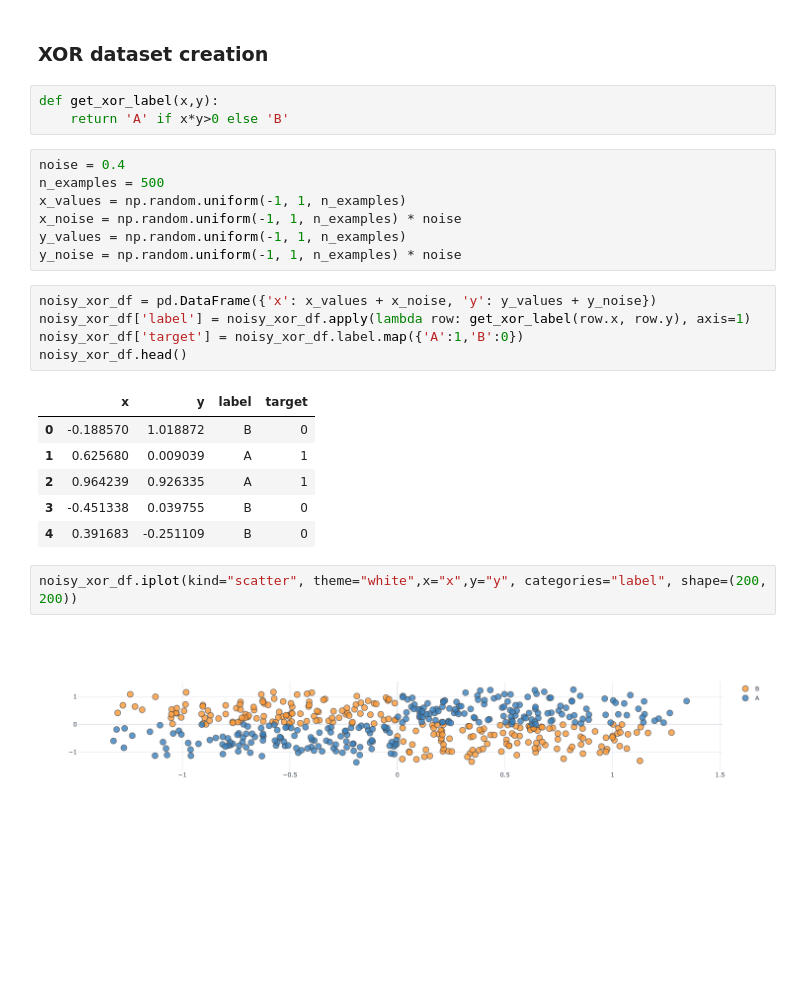
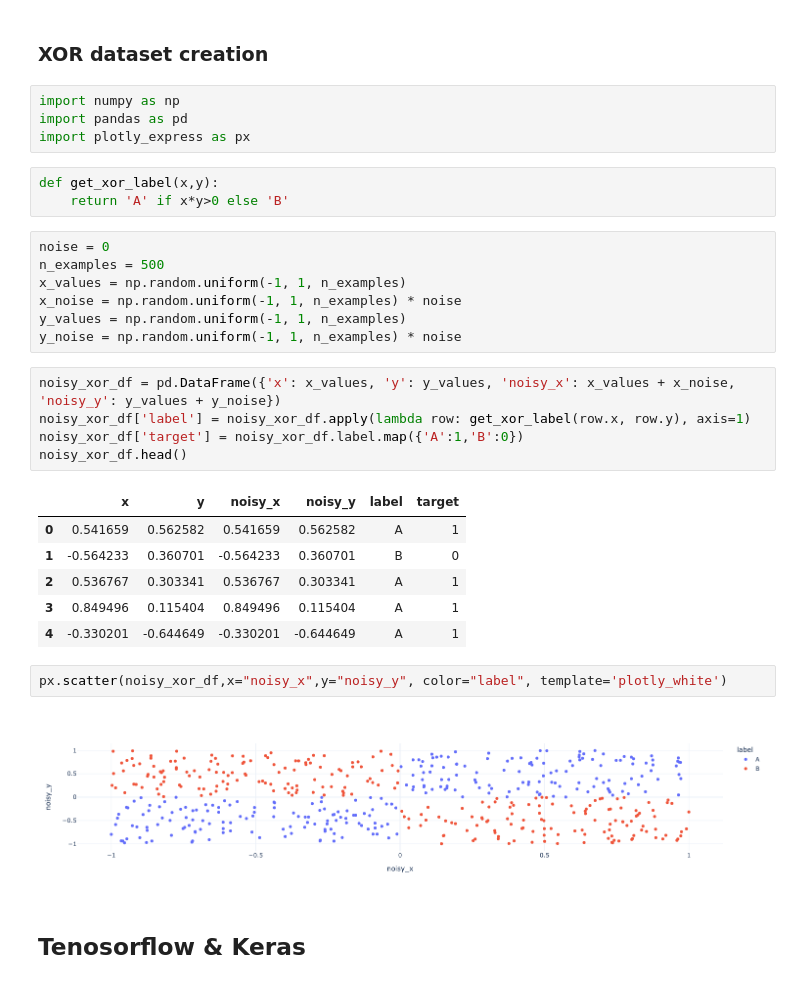
Before and after one commit to edoson/Python_ML-2022, a Jupyter notebook: Deep learning/Sandbox/The XOR problem.ipynb, the cells around one changed output. Saved outputs shown, nothing was run; the diff lists cells and outputs as text; blank space fills up the shorter version.

```diff
--- a/Deep learning/Sandbox/The XOR problem.ipynb
+++ b/Deep learning/Sandbox/The XOR problem.ipynb
@@ -257,29 +257,35 @@ Or, use google colab:
 https://www.youtube.com/watch?v=inN8seMm7UI
 # %% [markdown]
 ### XOR dataset creation
+# %%
+import numpy as np
+import pandas as pd
+import plotly_express as px
 # %%
 def get_xor_label(x,y):
     return 'A' if x*y>0 else 'B'
 # %%
-noise = 0.4
+noise = 0
 n_examples = 500
 x_values = np.random.uniform(-1, 1, n_examples)
 x_noise = np.random.uniform(-1, 1, n_examples) * noise
 y_values = np.random.uniform(-1, 1, n_examples)
 y_noise = np.random.uniform(-1, 1, n_examples) * noise
 # %%
-noisy_xor_df = pd.DataFrame({'x': x_values + x_noise, 'y': y_values + y_noise})
+noisy_xor_df = pd.DataFrame({'x': x_values, 'y': y_values, 'noisy_x': x_values + x_noise, 'noisy_y': y_values + y_noise})
 noisy_xor_df['label'] = noisy_xor_df.apply(lambda row: get_xor_label(row.x, row.y), axis=1)
 noisy_xor_df['target'] = noisy_xor_df.label.map({'A':1,'B':0})
 noisy_xor_df.head()
 # %% [output]
-|  | x | y | label | target |
-| 0 | -0.188570 | 1.018872 | B | 0 |
-| 1 | 0.625680 | 0.009039 | A | 1 |
-| 2 | 0.964239 | 0.926335 | A | 1 |
-| 3 | -0.451338 | 0.039755 | B | 0 |
-| 4 | 0.391683 | -0.251109 | B | 0 |
+|  | x | y | noisy_x | noisy_y | label | target |
+| 0 | 0.541659 | 0.562582 | 0.541659 | 0.562582 | A | 1 |
+| 1 | -0.564233 | 0.360701 | -0.564233 | 0.360701 | B | 0 |
+| 2 | 0.536767 | 0.303341 | 0.536767 | 0.303341 | A | 1 |
+| 3 | 0.849496 | 0.115404 | 0.849496 | 0.115404 | A | 1 |
+| 4 | -0.330201 | -0.644649 | -0.330201 | -0.644649 | A | 1 |
 # %%
-noisy_xor_df.iplot(kind="scatter", theme="white",x="x",y="y", categories="label", shape=(200, 200))
+px.scatter(noisy_xor_df,x="noisy_x",y="noisy_y", color="label", template='plotly_white')
 # %% [output]
-[figure, old version]
+[figure, new version]
+# %% [markdown]
+## Tenosorflow & Keras
```
Also changed, not shown: parts of 16 cells of this notebook.
